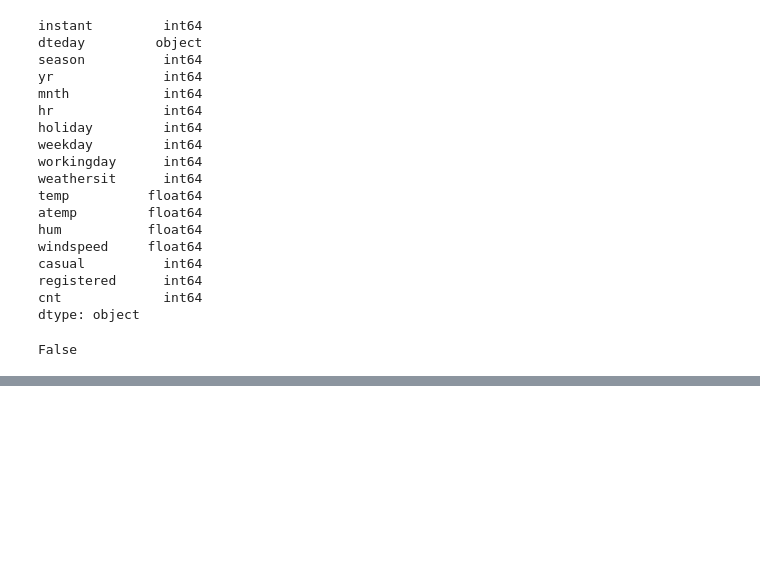
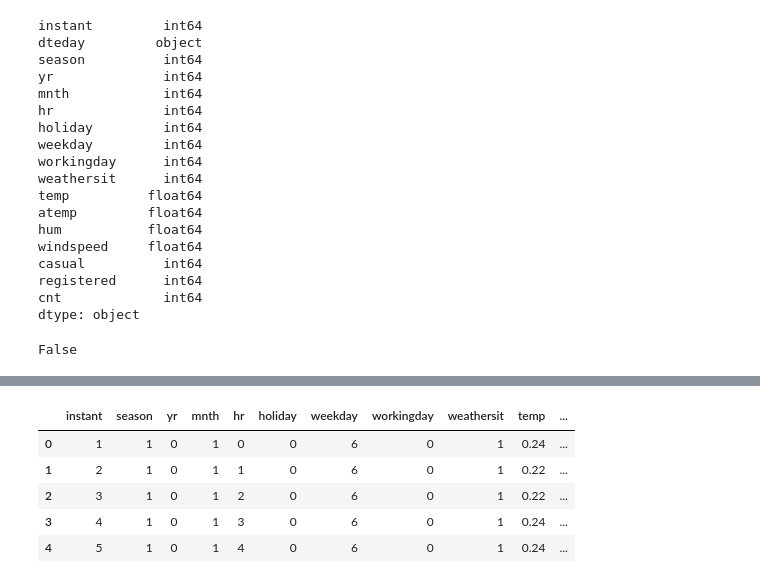
Before and after one commit to Mariuble/ucberkeley_bikerental, a Jupyter notebook: data_cleaning.ipynb, the cells around one changed output, grey strips where cells are left out. Cells and saved outputs as stored; diff of their text form; code cells hidden in the pictures; blank space fills up the shorter version.

```diff
--- a/data_cleaning.ipynb
+++ b/data_cleaning.ipynb
@@ -89,0 +94,9 @@ for column in data.loc[:, data.columns!='dteday'].columns:
+# %%
+data.drop(columns=['dteday', 'casual', 'registered']).head()
+# %% [output]
+|  | instant | season | yr | mnth | hr | holiday | weekday | workingday | weathersit | temp | ... |
+| 0 | 1 | 1 | 0 | 1 | 0 | 0 | 6 | 0 | 1 | 0.24 | ... |
+| 1 | 2 | 1 | 0 | 1 | 1 | 0 | 6 | 0 | 1 | 0.22 | ... |
+| 2 | 3 | 1 | 0 | 1 | 2 | 0 | 6 | 0 | 1 | 0.22 | ... |
+| 3 | 4 | 1 | 0 | 1 | 3 | 0 | 6 | 0 | 1 | 0.24 | ... |
+| 4 | 5 | 1 | 0 | 1 | 4 | 0 | 6 | 0 | 1 | 0.24 | ... |
```
Also changed, not shown: parts of 6 cells of this notebook, 1 other file.
